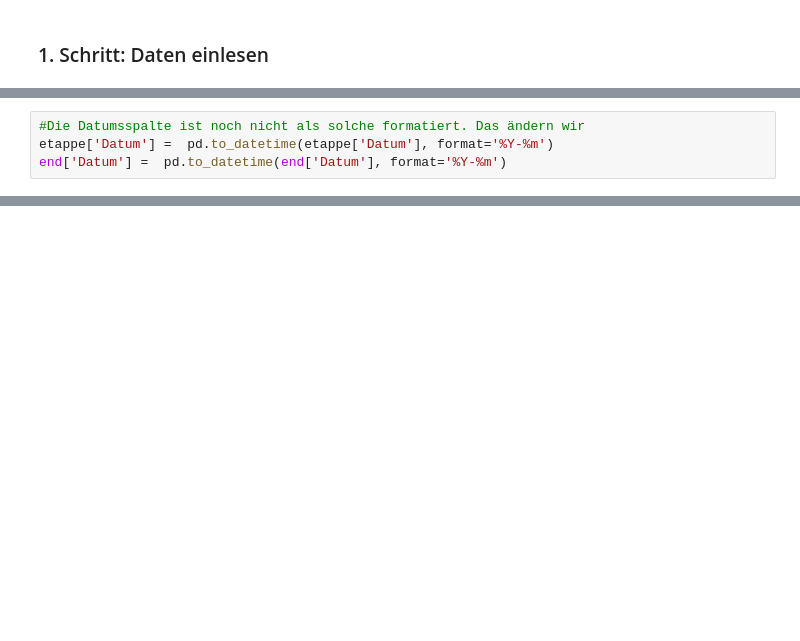
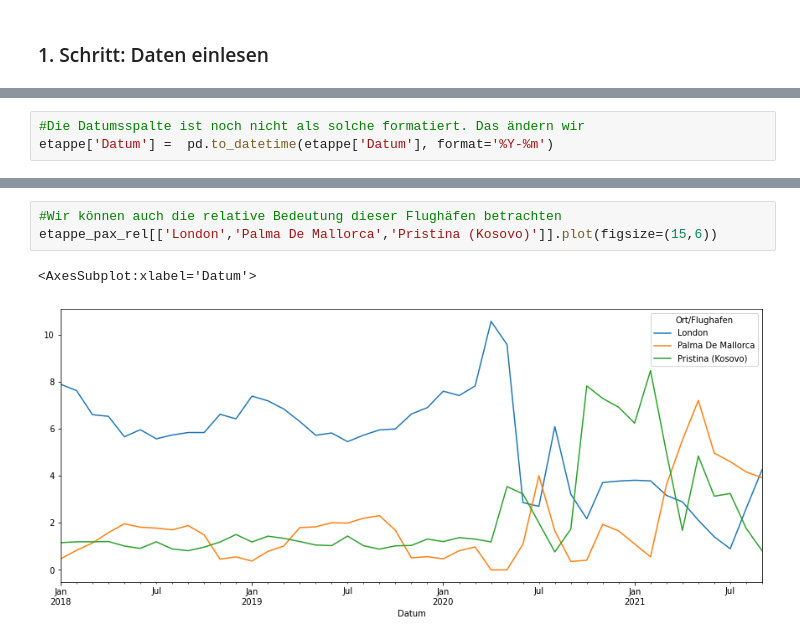
Before and after one commit to ruben-sg/Entwicklung-Flugverkehr-ZRH, a Jupyter notebook: destinationen/Destinationen.ipynb, the cells around one changed output, grey strips where cells are left out. Cells and saved outputs as stored; diff of their text form; blank space fills up the shorter version.

```diff
--- a/destinationen/Destinationen.ipynb
+++ b/destinationen/Destinationen.ipynb
@@ -41,5 +41,4 @@ end.drop(['Monat','Jahr'], axis=1, inplace=True)
 # %%
 #Die Datumsspalte ist noch nicht als solche formatiert. Das ändern wir
 etappe['Datum'] =  pd.to_datetime(etappe['Datum'], format='%Y-%m')
-end['Datum'] =  pd.to_datetime(end['Datum'], format='%Y-%m')
 # %%
@@ -89,0 +382,6 @@ dftop
+# %%
+#Wir können auch die relative Bedeutung dieser Flughäfen betrachten
+etappe_pax_rel[['London','Palma De Mallorca','Pristina (Kosovo)']].plot(figsize=(15,6))
+# %% [output]
+<AxesSubplot:xlabel='Datum'>
+[figure, added]
```
Also changed, not shown: parts of 47 cells of this notebook, 19 other files.
